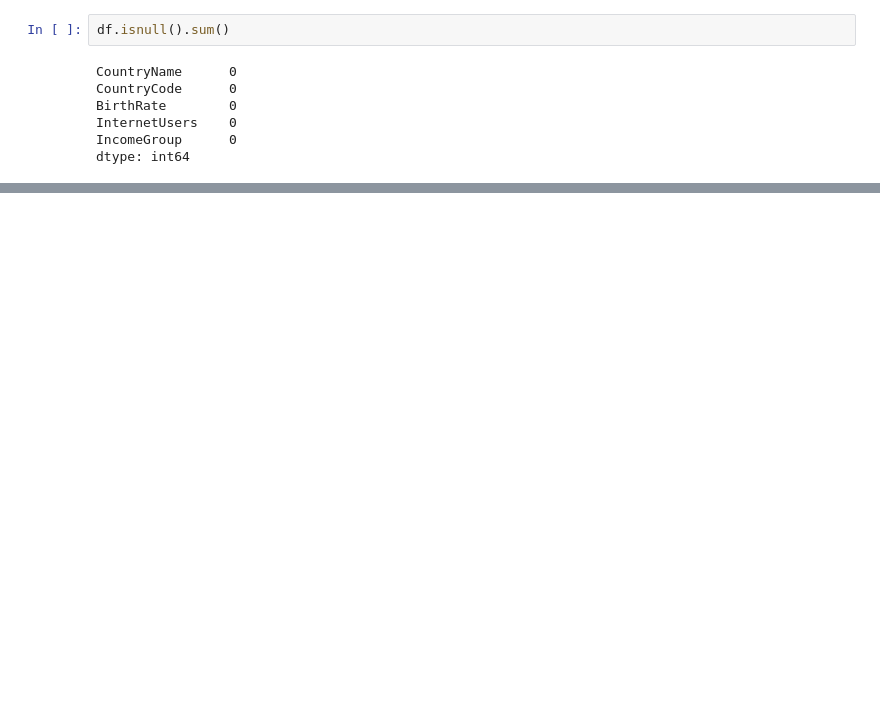
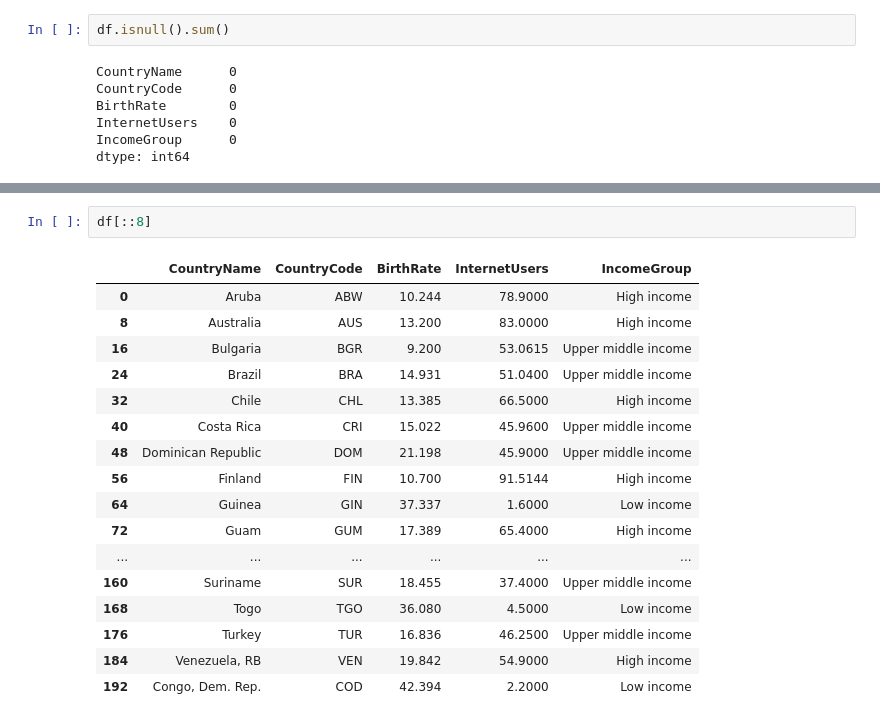
Before and after one commit to Ajaz-Ahmad-24/Agentic-Ai, a Jupyter notebook: pandas.ipynb, the cells around one changed output, grey strips where cells are left out. Drawn from its saved outputs; the diff is of its cells as text; blank space fills up the shorter version.

```diff
--- a/pandas.ipynb
+++ b/pandas.ipynb
@@ -40,0 +130,20 @@ dtype: int64
+# %%
+df[::8]
+# %% [output]
+|  | CountryName | CountryCode | BirthRate | InternetUsers | IncomeGroup |
+| 0 | Aruba | ABW | 10.244 | 78.9000 | High income |
+| 8 | Australia | AUS | 13.200 | 83.0000 | High income |
+| 16 | Bulgaria | BGR | 9.200 | 53.0615 | Upper middle income |
+| 24 | Brazil | BRA | 14.931 | 51.0400 | Upper middle income |
+| 32 | Chile | CHL | 13.385 | 66.5000 | High income |
+| 40 | Costa Rica | CRI | 15.022 | 45.9600 | Upper middle income |
+| 48 | Dominican Republic | DOM | 21.198 | 45.9000 | Upper middle income |
+| 56 | Finland | FIN | 10.700 | 91.5144 | High income |
+| 64 | Guinea | GIN | 37.337 | 1.6000 | Low income |
+| 72 | Guam | GUM | 17.389 | 65.4000 | High income |
+| ... | ... | ... | ... | ... | ... |
+| 160 | Suriname | SUR | 18.455 | 37.4000 | Upper middle income |
+| 168 | Togo | TGO | 36.080 | 4.5000 | Low income |
+| 176 | Turkey | TUR | 16.836 | 46.2500 | Upper middle income |
+| 184 | Venezuela, RB | VEN | 19.842 | 54.9000 | High income |
+| 192 | Congo, Dem. Rep. | COD | 42.394 | 2.2000 | Low income |
```
Also changed, not shown: parts of 22 cells of this notebook.
